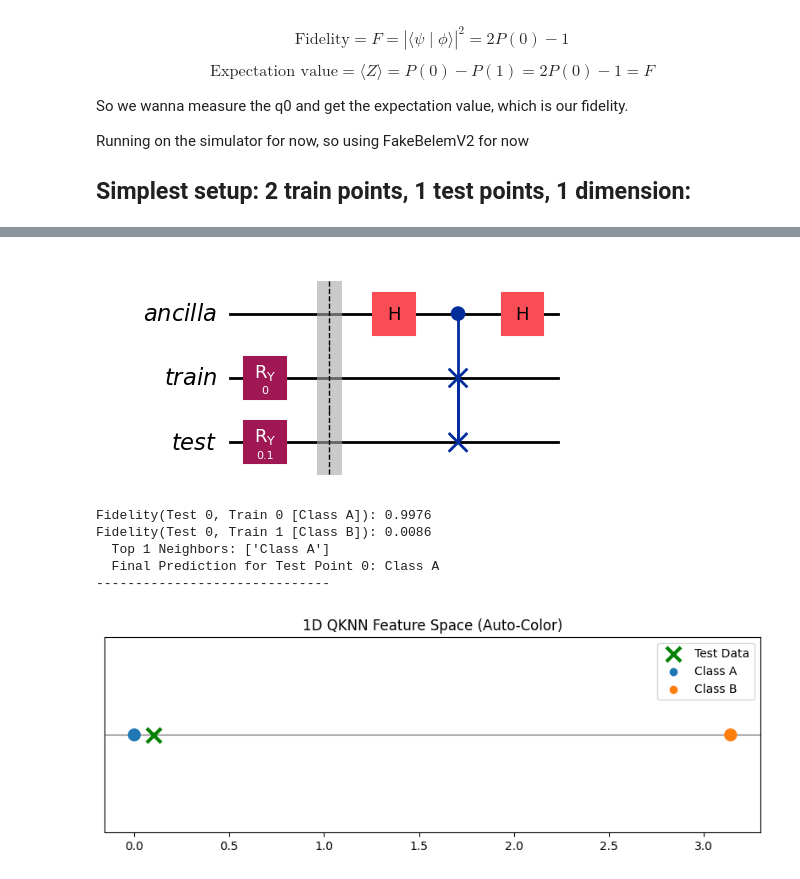
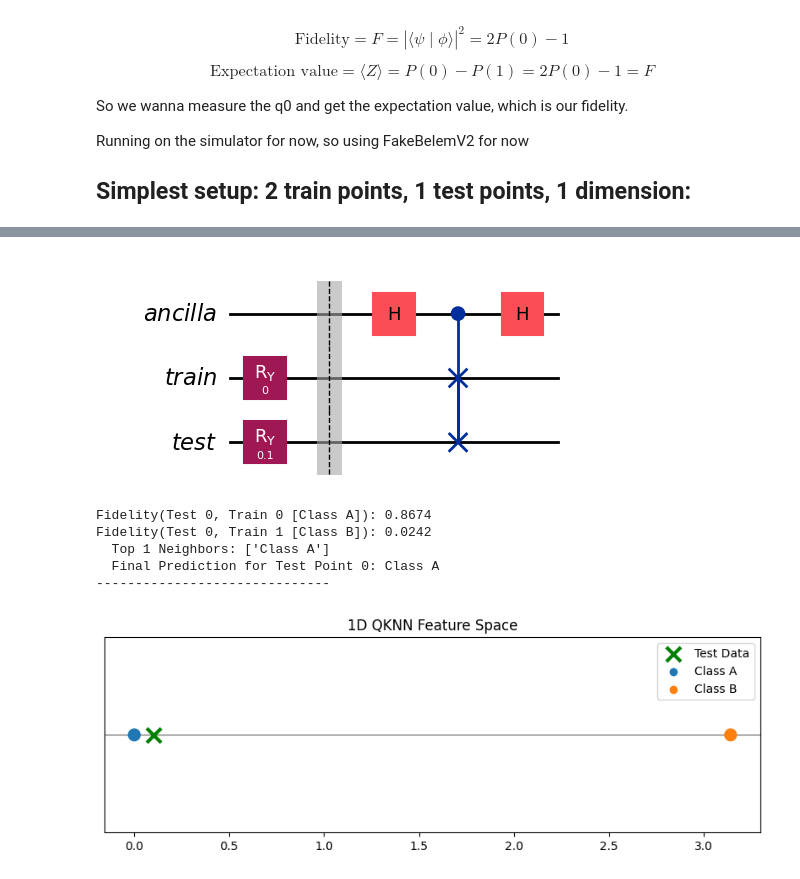
Before and after one commit to Aadipat/QuantumEngineeringProjectGroup8, a Jupyter notebook: simplest_swap_test.ipynb, the cells around one changed output, grey strips where cells are left out. Saved outputs shown, nothing was run; the diff lists cells and outputs as text; code cells hidden in the pictures.

```diff
--- a/simplest_swap_test.ipynb
+++ b/simplest_swap_test.ipynb
@@ -37,6 +37,8 @@ from IPython.display import display
 import matplotlib.pyplot as plt
 from qiskit import QuantumRegister, ClassicalRegister
 from collections import Counter
+import pooch
+from qiskit_aer import AerSimulator
 
 def visualize_1d(train_data, train_labels, test_data):
     unique_labels = sorted(list(set(train_labels)))
@@ -58,7 +60,7 @@ def visualize_1d(train_data, train_labels, test_data):
     for label, color in color_map.items():
         plt.scatter([], [], c=[color], label=label)
 
-    plt.title("1D QKNN Feature Space (Auto-Color)")
+    plt.title("1D QKNN Feature Space")
     plt.ylim(-0.1, 0.1)
     plt.yticks([])
     plt.legend()
@@ -143,17 +145,21 @@ def visualize_2d(train_data, train_labels, test_data):
     plt.legend(loc='upper right')
     plt.show()
 
-def compute_fidelity(train_point, test_point, show_circuit):
-    no_dimensions = len(train_point)
+def classical_encoder(qc, reg, data):
+    for i in range(len(data)):
+        qc.ry(data[i], reg[i])
+
+def compute_fidelity(train_point, test_point, encoder_fn, show_circuit, backend):
+    is_entanglement = isinstance(train_point[0], (str, np.str_)) # TODO find better way
+    no_dimensions = 3 if is_entanglement else len(train_point)
+
     ancilla = QuantumRegister(1, name="ancilla")
     reg_a = QuantumRegister(no_dimensions, name="train")
     reg_b = QuantumRegister(no_dimensions, name="test")
     qc = QuantumCircuit(ancilla, reg_a, reg_b)
 
-    # 1. Encoding
-    for i in range(no_dimensions):
-        qc.ry(train_point[i], reg_a[i])
-        qc.ry(test_point[i], reg_b[i])
+    encoder_fn(qc, reg_a, train_point)
+    encoder_fn(qc, reg_b, test_point)
     qc.barrier()
 
     # 2. SWAP Test
@@ -174,8 +180,7 @@ def compute_fidelity(train_point, test_point, show_circuit):
 
     return float(result)
 
-def qknn(train_data, train_labels, test_data, K, test_labels=None):
-    backend = FakeGuadalupeV2()
+def qknn(train_data, train_labels, test_data, K, encoder=classical_encoder, test_labels=None, backend=FakeGuadalupeV2()):
     pm = generate_preset_pass_manager(backend=backend, optimization_level=1)
 
     show_circuit = True
@@ -185,7 +190,7 @@ def qknn(train_data, train_labels, test_data, K, test_labels=None):
         fidelities = []
 
         for j, train_pt in enumerate(train_data):
-            fid = compute_fidelity(train_pt, test_pt, show_circuit)
+            fid = compute_fidelity(train_pt, test_pt, encoder, show_circuit, backend)
             show_circuit = False
             fidelities.append((fid, train_labels[j]))
             print(f"Fidelity(Test {i}, Train {j} [{train_labels[j]}]): {fid:.4f}")
@@ -203,36 +208,36 @@ def qknn(train_data, train_labels, test_data, K, test_labels=None):
         if test_labels is not None:
             actual = test_labels[i]
             status = "✅ CORRECT" if prediction == actual else f"❌ WRONG (Actual: {actual})"
             print(f"  Final Prediction for Test Point {i}: {prediction} | {status}")
         else:
             print(f"  Final Prediction for Test Point {i}: {prediction}")
         print("-" * 30)
 
     # Summary Statistics
     if test_labels is not None:
         correct = sum(1 for p, a in zip(predictions, test_labels) if p == a)
         accuracy = (correct / len(test_labels)) * 100
         print(f"OVERALL ACCURACY: {accuracy:.2f}% ({correct}/{len(test_labels)})")
 
     no_dimensions = len(train_data[0])
     if no_dimensions == 1:
         visualize_1d(train_data, train_labels, test_data)
     elif no_dimensions == 2:
         visualize_2d(train_data, train_labels, test_data)
 
 train_data = [np.array([0.0]), np.array([np.pi])]
 train_labels = ["Class A", "Class B"]
 test_data = [np.array([0.1])]
 
 qknn(train_data, train_labels, test_data, K=1)
 # %% [output]
 [figure]
-Fidelity(Test 0, Train 0 [Class A]): 0.9976
-Fidelity(Test 0, Train 1 [Class B]): 0.0086
+Fidelity(Test 0, Train 0 [Class A]): 0.8674
+Fidelity(Test 0, Train 1 [Class B]): 0.0242
   Top 1 Neighbors: ['Class A']
   Final Prediction for Test Point 0: Class A
 ------------------------------
-[figure, old version]
+[figure, new version]
 # %%
 train_data_2d = [
     np.array([1, 1]),
```
Also changed, not shown: parts of 4 cells of this notebook.
